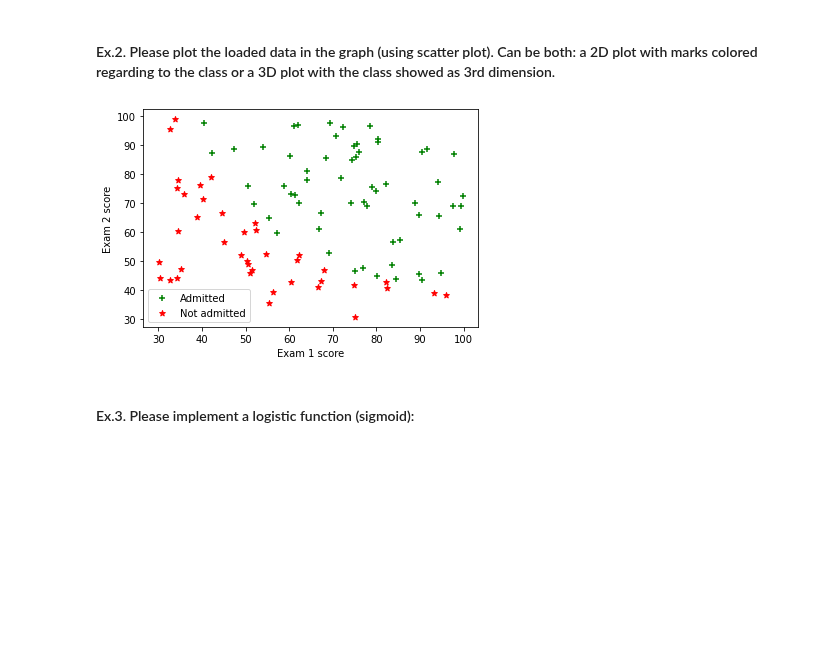
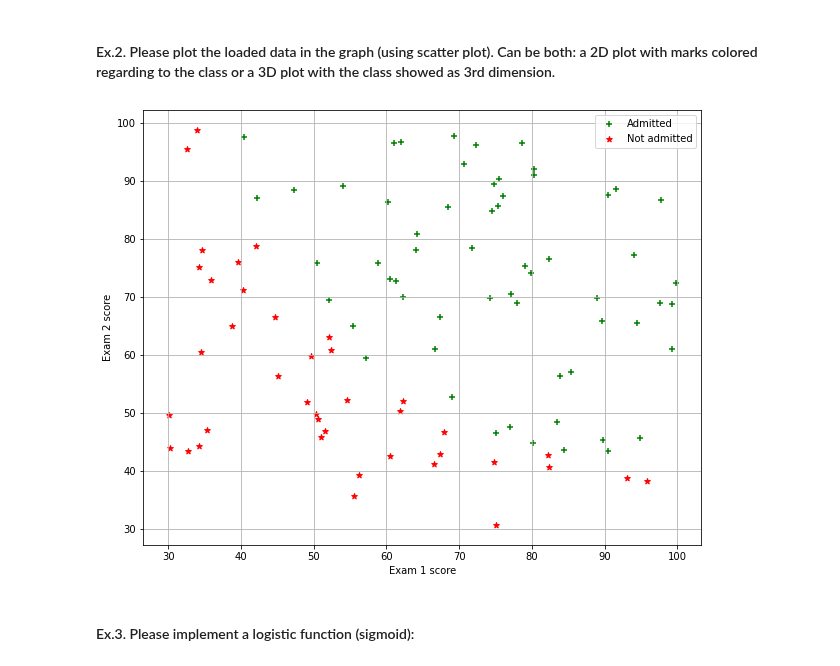
Before and after one commit to rgasior/Machine-Learning, a Jupyter notebook: lab_3/lab_3.ipynb, the cells around one changed output. Cells and saved outputs as stored; diff of their text form; code cells hidden in the pictures; blank space fills up the shorter version.

```diff
--- a/lab_3/lab_3.ipynb
+++ b/lab_3/lab_3.ipynb
@@ -57,20 +73,16 @@ for i in range(1, X.shape[0]):
 # %% [markdown]
 #### Ex.2. Please plot the loaded data in the graph (using scatter plot). Can be both: a 2D plot with marks colored regarding to the class or a 3D plot with the class showed as 3rd dimension.
 # %%
-X = data[['Exam 1', 'Exam 2']]
-y = data['Admitted']
-X = np.array(X.values)
-y = np.array(y.values)
-
-X = np.append(np.ones((1, X.shape[0])), np.transpose(X), axis=0)
-plt.scatter(X[1, y == 1], X[2, y == 1], c='green', marker='+')
-plt.scatter(X[1, y == 0], X[2, y == 0], c='red', marker='*')
+plt.figure(figsize=(10, 8))
+plt.scatter(data.loc[data["Admitted"] == 1]["Exam 1"], data.loc[data["Admitted"] == 1]["Exam 2"], color="g", marker="+",)
+plt.scatter(data.loc[data["Admitted"] == 0]["Exam 1"], data.loc[data["Admitted"] == 0]["Exam 2"], color="r", marker="*",)
+plt.legend(["Admitted", "Not admitted"])
 plt.xlabel("Exam 1 score")
 plt.ylabel("Exam 2 score")
-plt.legend(['Admitted', 'Not admitted'])
+plt.grid()
 plt.show()
 # %% [output]
-[figure, old version]
+[figure, new version]
 # %% [markdown]
 #### Ex.3. Please implement a logistic function (sigmoid):
 # %% [markdown]
```
Also changed, not shown: parts of 18 cells of this notebook.
